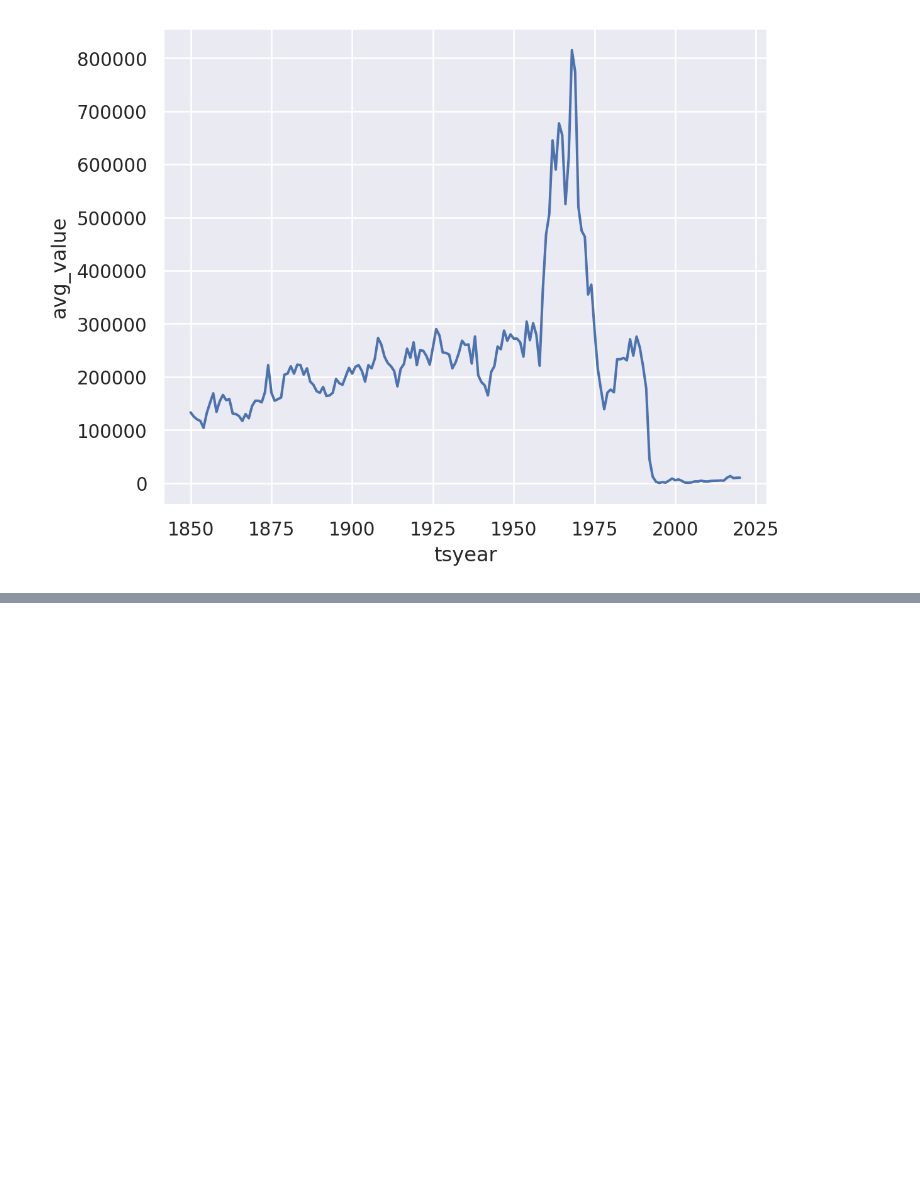
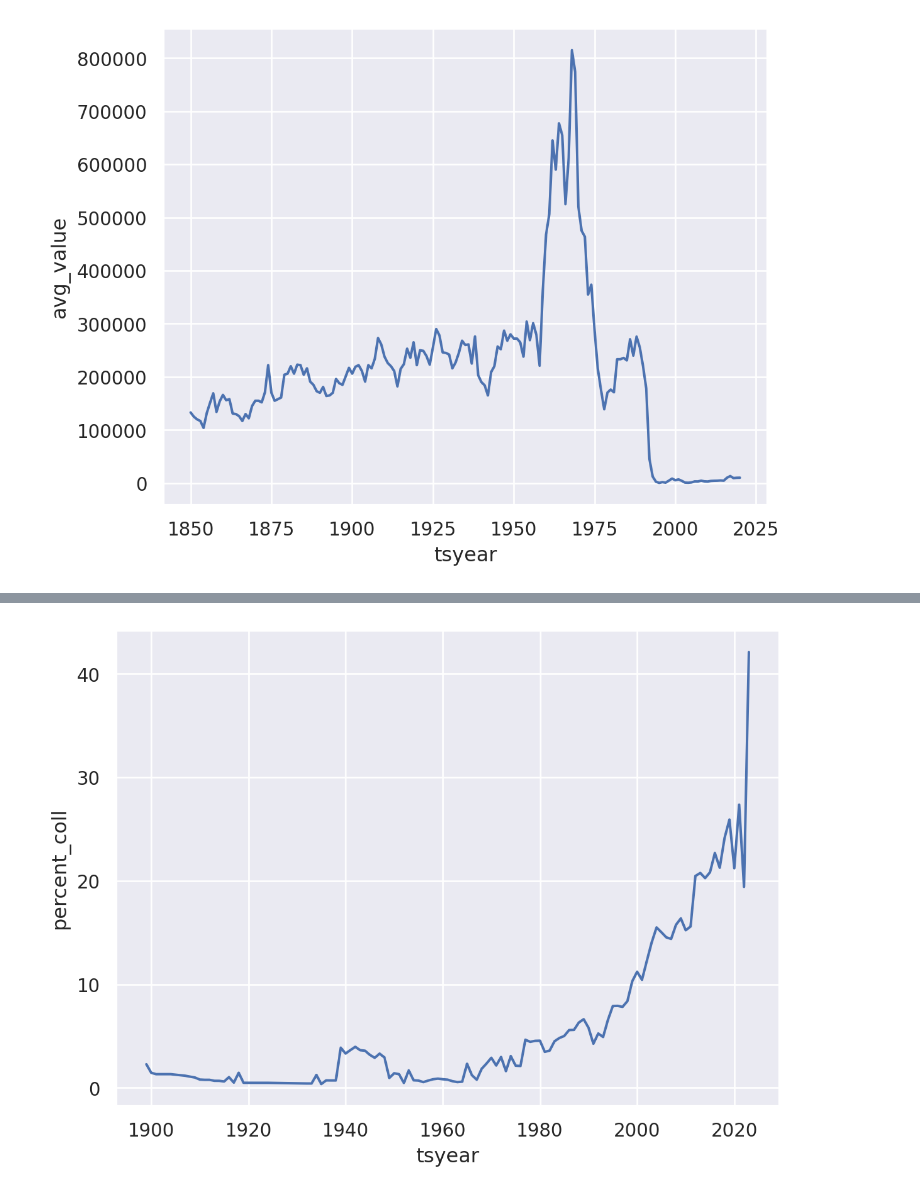
Before and after one commit to espm-288/fish-gabe-pooneh-fish, a Jupyter notebook: notebook.ipynb, the cells around one changed output, grey strips where cells are left out. Cells and saved outputs as stored; diff of their text form; code cells hidden in the pictures; blank space fills up the shorter version.

```diff
--- a/notebook.ipynb
+++ b/notebook.ipynb
@@ -175,0 +216,4 @@ fish.select(_.primary_FAOarea).distinct().execute()
+# %%
+catch = fish.filter(_.tscategory == "CATCH or LANDINGS").group_by(_.stockid).mutate(collapsed = (_.tsvalue < .1 * _.tsvalue.max()) & (_.tsyear > _.max_year))
+
+catch.execute()
@@ -175,0 +234,6 @@ fish.select(_.primary_FAOarea).distinct().execute()
+# %%
+total_entries = catch.group_by(_.tsyear).agg(n = _.count())
+# %%
+collapsed_entries = catch.filter(_.collapsed == True).group_by(_.tsyear).agg(n_collapsed = _.count())
+
+collapsed_entries.execute()
@@ -175,0 +254,5 @@ fish.select(_.primary_FAOarea).distinct().execute()
+# %%
+df = total_entries.join(collapsed_entries, "tsyear").mutate(percent_coll = (_.n_collapsed / _.n) * 100)
+
+
+df.execute()
@@ -175,0 +273,4 @@ fish.select(_.primary_FAOarea).distinct().execute()
+# %%
+so.Plot(df, x = "tsyear", y = "percent_coll").add(so.Line())
+# %% [output]
+[figure, added]
```
Also changed, not shown: parts of 9 cells of this notebook.
